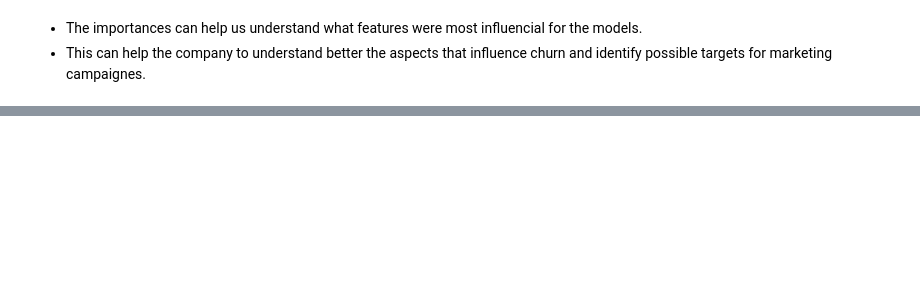
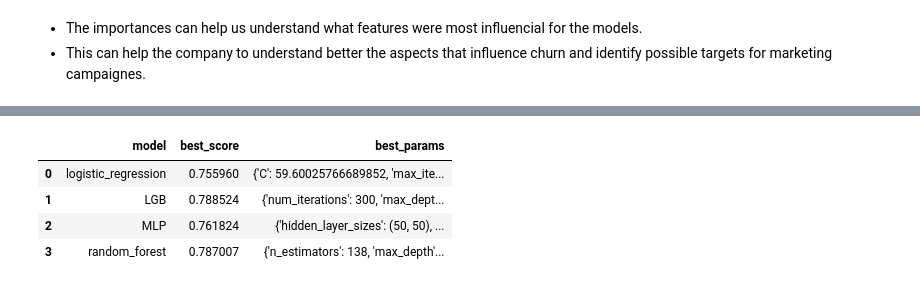
Before and after one commit to VigMarton/churn-analysis, a Jupyter notebook: churn_prediction.ipynb, the cells around one changed output, grey strips where cells are left out. Saved outputs shown, nothing was run; the diff lists cells and outputs as text; code cells hidden in the pictures; blank space fills up the shorter version.

```diff
--- a/churn_prediction.ipynb
+++ b/churn_prediction.ipynb
@@ -240,0 +389,8 @@ plt.show()
+# %%
+results_df
+# %% [output]
+|  | model | best_score | best_params |
+| 0 | logistic_regression | 0.755960 | {'C': 59.60025766689852, 'max_ite... |
+| 1 | LGB | 0.788524 | {'num_iterations': 300, 'max_dept... |
+| 2 | MLP | 0.761824 | {'hidden_layer_sizes': (50, 50), ... |
+| 3 | random_forest | 0.787007 | {'n_estimators': 138, 'max_depth'... |
```
Also changed, not shown: parts of 17 cells of this notebook, 1 other file.
